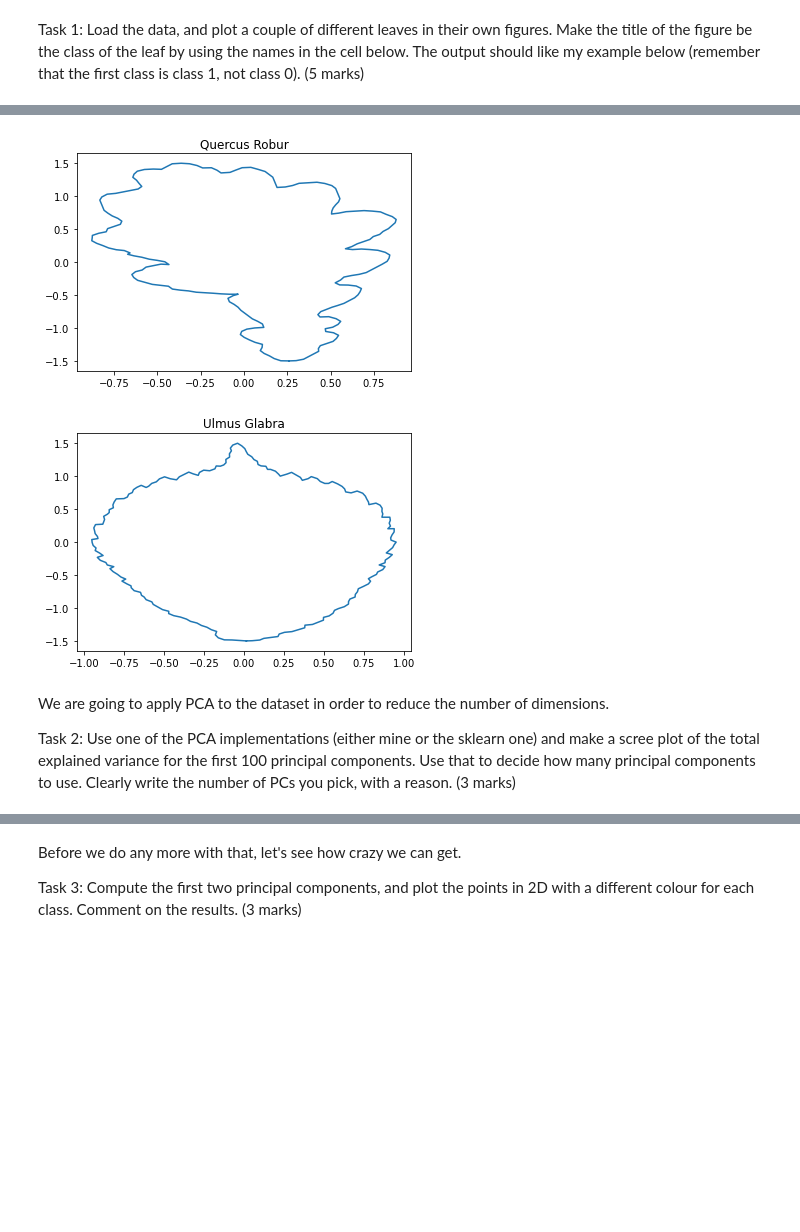
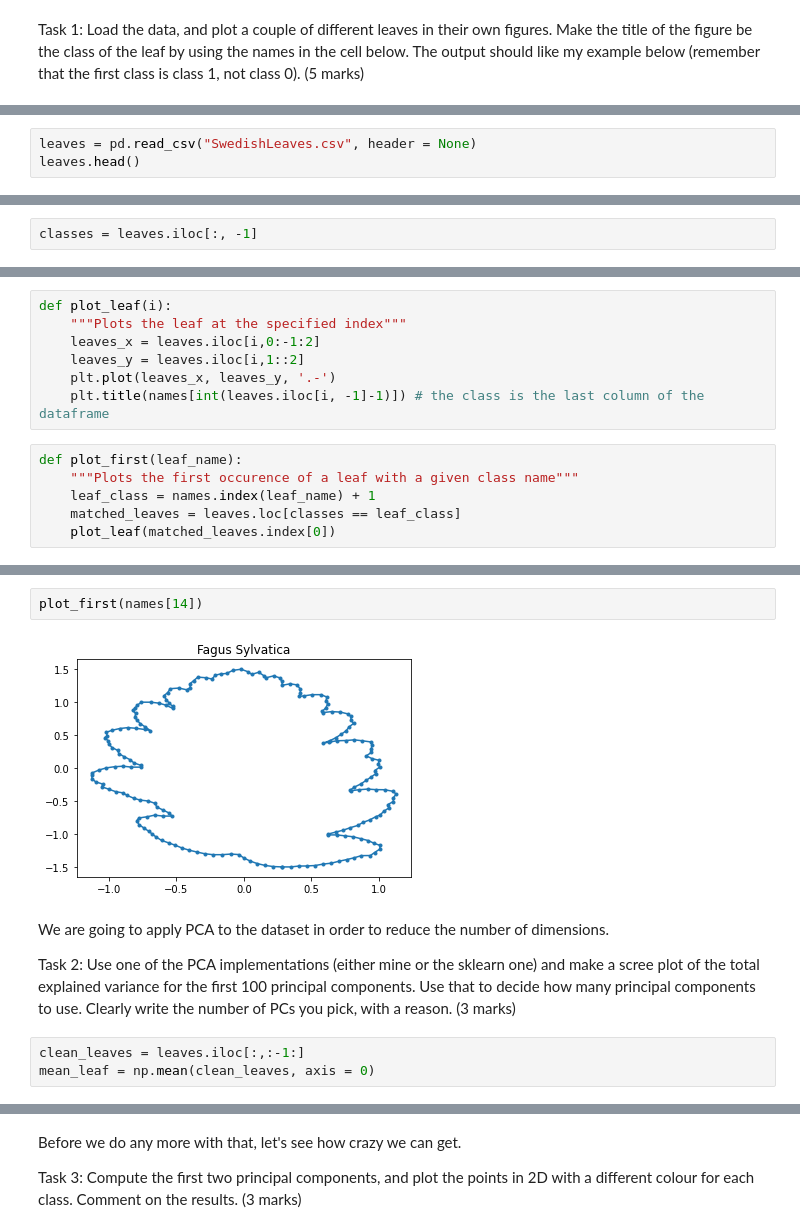
Before and after one commit to jaydenhooper/Leaves-PCA, a Jupyter notebook: Assignment4.ipynb, the cells around one changed output, grey strips where cells are left out. Saved outputs shown, nothing was run; the diff lists cells and outputs as text; blank space fills up the shorter version.

```diff
--- a/Assignment4.ipynb
+++ b/Assignment4.ipynb
@@ -25,0 +29,3 @@ names = ['Ulmus Minor', 'Acer Platanoides', 'Ulmus Laevis', 'Quercus Robur',
+# %%
+leaves = pd.read_csv("SwedishLeaves.csv", header = None)
+leaves.head()
@@ -25,0 +42,2 @@ names = ['Ulmus Minor', 'Acer Platanoides', 'Ulmus Laevis', 'Quercus Robur',
+# %%
+classes = leaves.iloc[:, -1]
@@ -25,0 +48,13 @@ names = ['Ulmus Minor', 'Acer Platanoides', 'Ulmus Laevis', 'Quercus Robur',
+# %%
+def plot_leaf(i):
+    """Plots the leaf at the specified index"""
+    leaves_x = leaves.iloc[i,0:-1:2]
+    leaves_y = leaves.iloc[i,1::2]
+    plt.plot(leaves_x, leaves_y, '.-')
+    plt.title(names[int(leaves.iloc[i, -1]-1)]) # the class is the last column of the dataframe
+# %%
+def plot_first(leaf_name):
+    """Plots the first occurence of a leaf with a given class name"""
+    leaf_class = names.index(leaf_name) + 1
+    matched_leaves = leaves.loc[classes == leaf_class]
+    plot_leaf(matched_leaves.index[0])
@@ -26,9 +114,12 @@ names = ['Ulmus Minor', 'Acer Platanoides', 'Ulmus Laevis', 'Quercus Robur',
 # %%
+plot_first(names[14])
 # %% [output]
-[figure, old version]
+[figure, new version]
-[figure, removed]
 # %% [markdown]
 We are going to apply PCA to the dataset in order to reduce the number of dimensions.
 
 Task 2: Use one of the PCA implementations (either mine or the sklearn one) and make a scree plot of the total explained variance for the first 100 principal components. Use that to decide how many principal components to use. Clearly write the number of PCs you pick, with a reason. (3 marks)
+# %%
+clean_leaves = leaves.iloc[:,:-1:]
+mean_leaf = np.mean(clean_leaves, axis = 0)
 # %%
```
Also changed, not shown: parts of 26 cells of this notebook, 1 other file.
